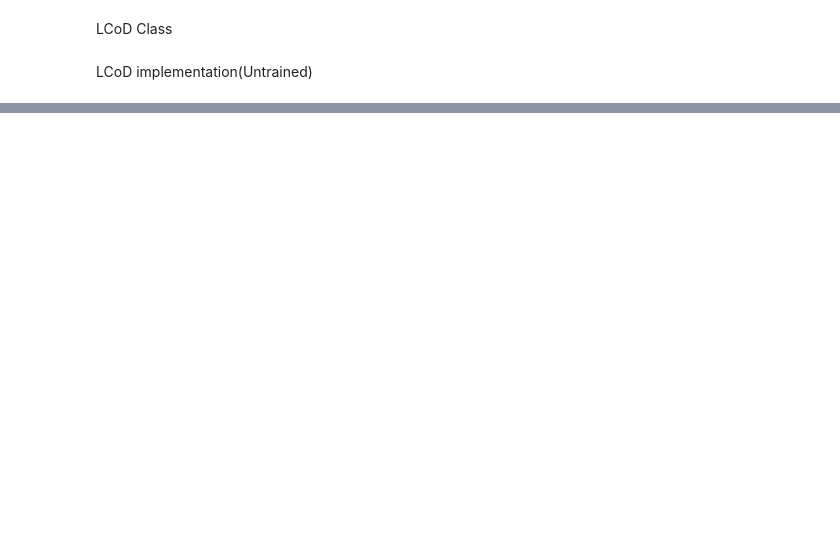
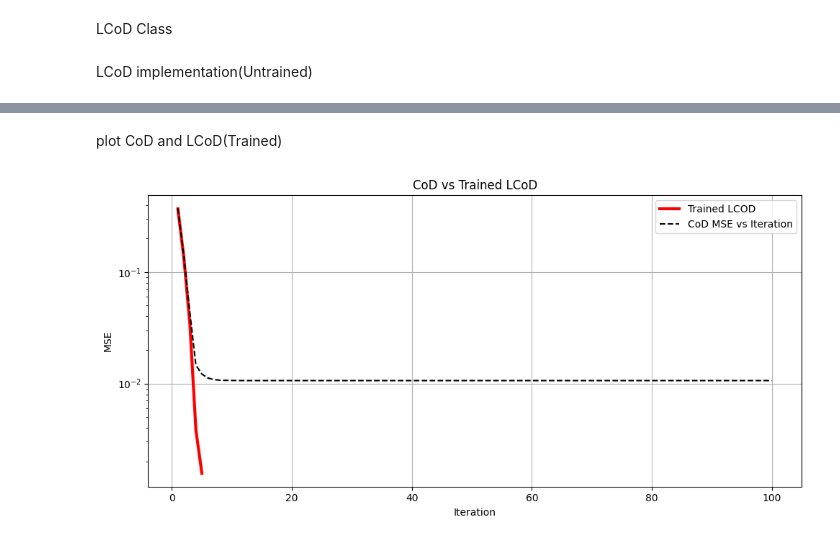
Before and after one commit to ninja-boy/CS-Algorithms, a Jupyter notebook: LISTAandLCOD/LCoD.ipynb, the cells around one changed output, grey strips where cells are left out. Cells and saved outputs as stored; diff of their text form; code cells hidden in the pictures; blank space fills up the shorter version.

```diff
--- a/LISTAandLCOD/LCoD.ipynb
+++ b/LISTAandLCOD/LCoD.ipynb
@@ -169,5 +169,5 @@ def cod_apply(test_loader, H, alpha=0.05, max_itr=100):
     return loss_vs_iter.mean(axis=0)
 
 
-cod_mse_vs_iter = cod_apply(test_loader, H, alpha=0.05, max_itr=300)
+cod_mse_vs_iter = cod_apply(test_loader, H, alpha=0.05, max_itr=100)
 #print("CoD MSE vs Iteration:", cod_mse_vs_iter)
@@ -252,0 +277,20 @@ def lcod_untrained_apply(test_loader, T, H):
+# %%
+def lcod_apply(train_loader, test_loader, T, H, num_epochs=50):
+    model = LearnedCoD(H=H, T=T, learn_alpha=True)
+
+    train(model, train_loader, test_loader, num_epochs=num_epochs)
+
+    x = test_loader.dataset.x
+    s_gt = test_loader.dataset.s
+    mse = torch.zeros(T, dtype=torch.float64)
+
+    for i in range(len(x)):
+        _, mse_curve = model(x[i].unsqueeze(1), s_gt=s_gt[i].unsqueeze(1))
+        mse += mse_curve
+
+    mse_vs_iter = mse / len(x)
+    return mse_vs_iter.numpy()
+
+T_t = 5  # Number of iterations for LCOD
+lcod_mse_vs_iter = lcod_apply(train_loader, test_loader, T=T_t, H=H, num_epochs=50)
+print(lcod_mse_vs_iter)
@@ -252,0 +304,16 @@ def lcod_untrained_apply(test_loader, T, H):
+# %% [markdown]
+plot CoD and LCoD(Trained)
+# %%
+plt.figure(figsize=(10, 5))
+plt.plot(range(1, T_t + 1), lcod_mse_vs_iter, label="Trained LCOD", color="red", lw=3)
+plt.plot(range(1, T + 1), cod_mse_vs_iter, label='CoD MSE vs Iteration', color="black", ls ='--')
+plt.xlabel("Iteration")
+plt.ylabel("MSE")
+plt.yscale('log')
+plt.title("CoD vs Trained LCoD")
+plt.grid(True)
+plt.legend()
+plt.tight_layout()
+plt.show()
+# %% [output]
+[figure, added]
```
Also changed, not shown: parts of 8 cells of this notebook.
